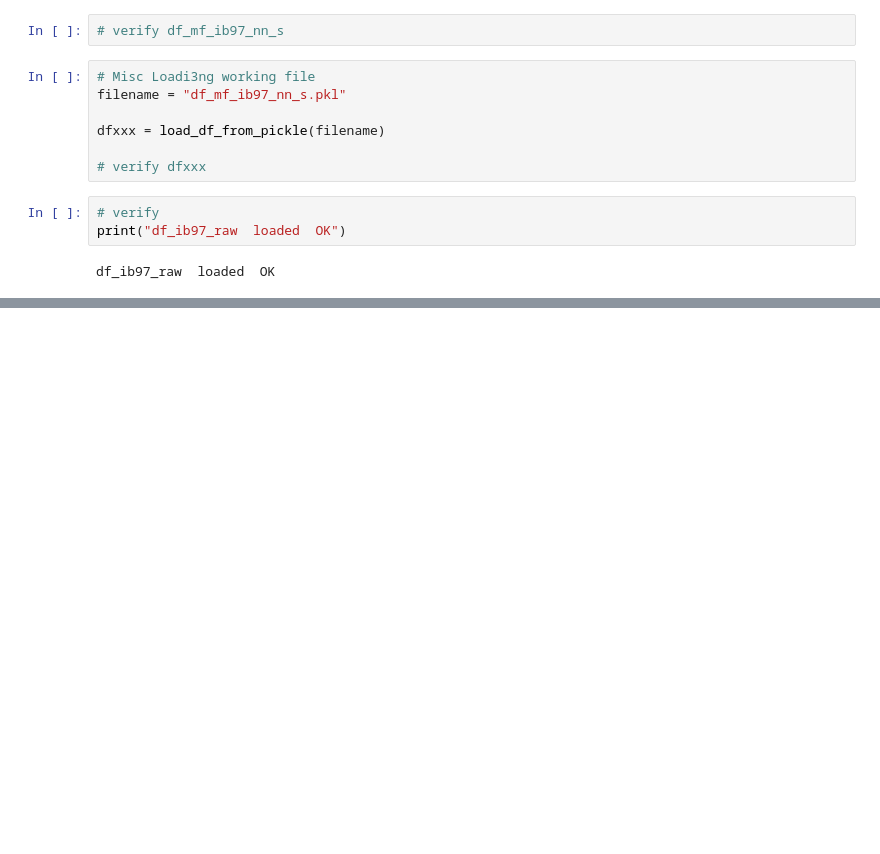
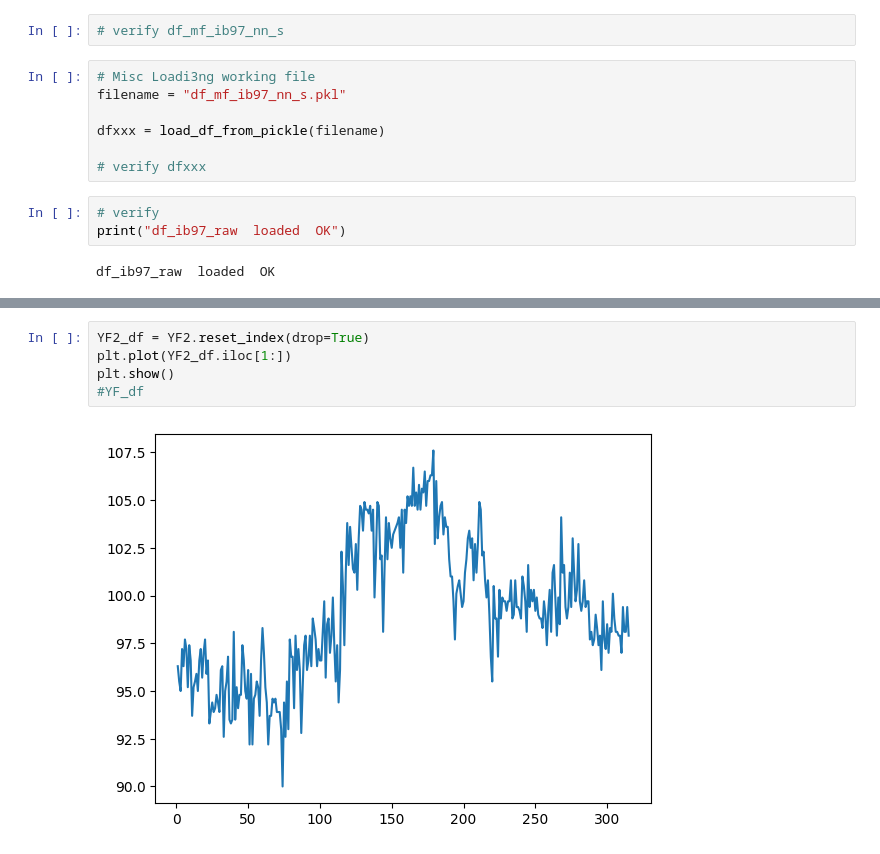
Before and after one commit to 1ratlab/JL_2, a Jupyter notebook: col_wise_import_97.ipynb, the cells around one changed output, grey strips where cells are left out. Saved outputs shown, nothing was run; the diff lists cells and outputs as text; blank space fills up the shorter version.

```diff
--- a/col_wise_import_97.ipynb
+++ b/col_wise_import_97.ipynb
@@ -1001,0 +1058,7 @@ df_ib97_raw  loaded  OK
+# %%
+YF2_df = YF2.reset_index(drop=True)
+plt.plot(YF2_df.iloc[1:])
+plt.show()
+#YF_df
+# %% [output]
+[figure, added]
```
Also changed, not shown: parts of 66 cells of this notebook, 12 other files.
